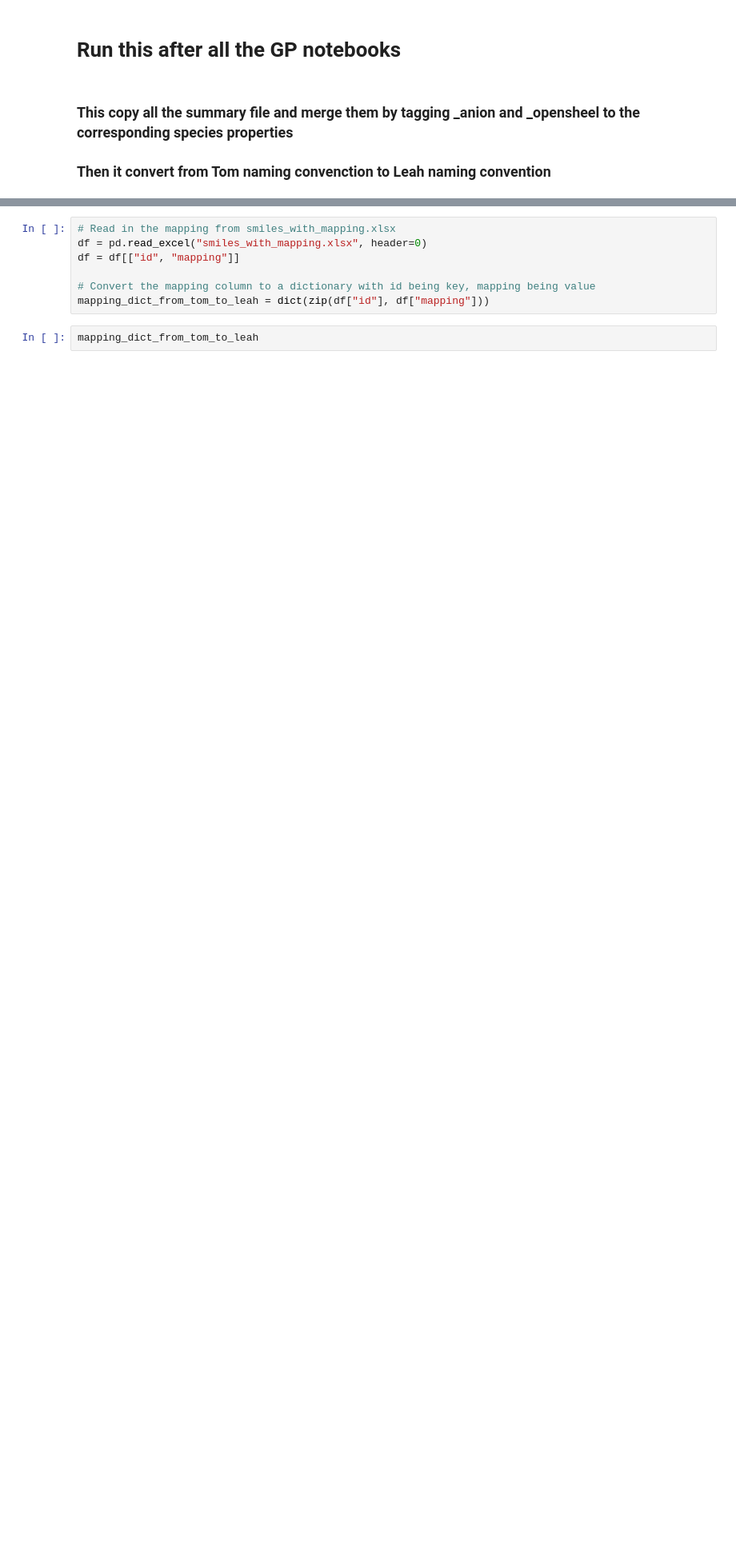
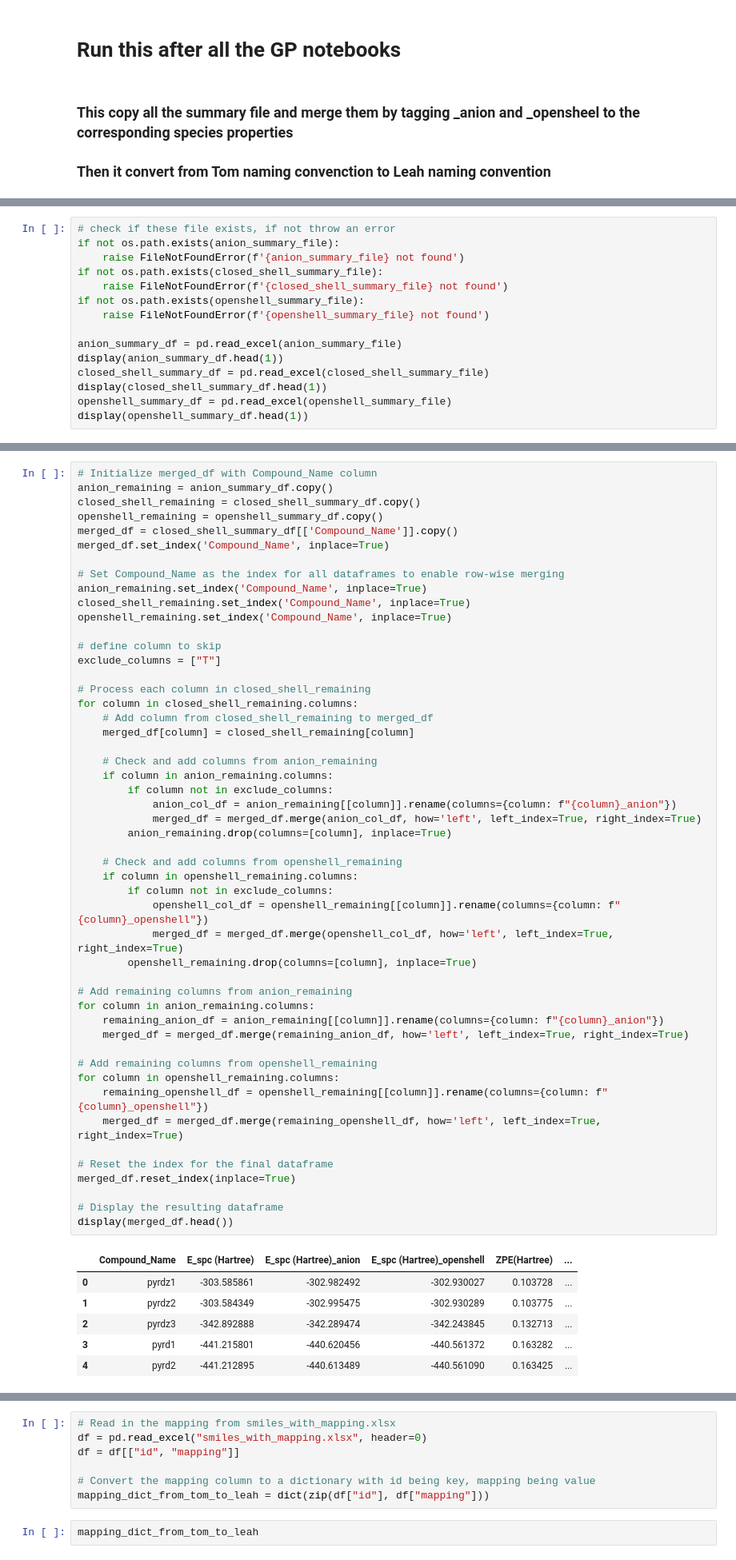
Before and after one commit to intel00000/stahl_data_science, a Jupyter notebook: DFT_Calculations/3.get_properties/merge_species/convert_naming_convention.ipynb, the cells around one changed output, grey strips where cells are left out. Shown at 80% size. Drawn from its saved outputs; the diff is of its cells as text; blank space fills up the shorter version.

```diff
--- a/DFT_Calculations/3.get_properties/merge_species/convert_naming_convention.ipynb
+++ b/DFT_Calculations/3.get_properties/merge_species/convert_naming_convention.ipynb
@@ -14,0 +19,15 @@ anion_summary_file = gp_anion + os.sep + postprocessed_results_folder + Summary_
+# %%
+# check if these file exists, if not throw an error
+if not os.path.exists(anion_summary_file):
+    raise FileNotFoundError(f'{anion_summary_file} not found')
+if not os.path.exists(closed_shell_summary_file):
+    raise FileNotFoundError(f'{closed_shell_summary_file} not found')
+if not os.path.exists(openshell_summary_file):
+    raise FileNotFoundError(f'{openshell_summary_file} not found')
+
+anion_summary_df = pd.read_excel(anion_summary_file)
+display(anion_summary_df.head(1))
+closed_shell_summary_df = pd.read_excel(closed_shell_summary_file)
+display(closed_shell_summary_df.head(1))
+openshell_summary_df = pd.read_excel(openshell_summary_file)
+display(openshell_summary_df.head(1))
@@ -14,0 +44,57 @@ anion_summary_file = gp_anion + os.sep + postprocessed_results_folder + Summary_
+# %%
+# Initialize merged_df with Compound_Name column
+anion_remaining = anion_summary_df.copy()
+closed_shell_remaining = closed_shell_summary_df.copy()
+openshell_remaining = openshell_summary_df.copy()
+merged_df = closed_shell_summary_df[['Compound_Name']].copy()
+merged_df.set_index('Compound_Name', inplace=True)
+
+# Set Compound_Name as the index for all dataframes to enable row-wise merging
+anion_remaining.set_index('Compound_Name', inplace=True)
+closed_shell_remaining.set_index('Compound_Name', inplace=True)
+openshell_remaining.set_index('Compound_Name', inplace=True)
+
+# define column to skip
+exclude_columns = ["T"]
+
+# Process each column in closed_shell_remaining
+for column in closed_shell_remaining.columns:
+    # Add column from closed_shell_remaining to merged_df
+    merged_df[column] = closed_shell_remaining[column]
+
+    # Check and add columns from anion_remaining
+    if column in anion_remaining.columns:
+        if column not in exclude_columns:
+            anion_col_df = anion_remaining[[column]].rename(columns={column: f"{column}_anion"})
+            merged_df = merged_df.merge(anion_col_df, how='left', left_index=True, right_index=True)
+        anion_remaining.drop(columns=[column], inplace=True)
+
+    # Check and add columns from openshell_remaining
+    if column in openshell_remaining.columns:
+        if column not in exclude_columns:
+            openshell_col_df = openshell_remaining[[column]].rename(columns={column: f"{column}_openshell"})
+            merged_df = merged_df.merge(openshell_col_df, how='left', left_index=True, right_index=True)
+        openshell_remaining.drop(columns=[column], inplace=True)
+
+# Add remaining columns from anion_remaining
+for column in anion_remaining.columns:
+    remaining_anion_df = anion_remaining[[column]].rename(columns={column: f"{column}_anion"})
+    merged_df = merged_df.merge(remaining_anion_df, how='left', left_index=True, right_index=True)
+
+# Add remaining columns from openshell_remaining
+for column in openshell_remaining.columns:
+    remaining_openshell_df = openshell_remaining[[column]].rename(columns={column: f"{column}_openshell"})
+    merged_df = merged_df.merge(remaining_openshell_df, how='left', left_index=True, right_index=True)
+
+# Reset the index for the final dataframe
+merged_df.reset_index(inplace=True)
+
+# Display the resulting dataframe
+display(merged_df.head())
+# %% [output]
+|  | Compound_Name | E_spc (Hartree) | E_spc (Hartree)_anion | E_spc (Hartree)_openshell | ZPE(Hartree) | ... |
+| 0 | pyrdz1 | -303.585861 | -302.982492 | -302.930027 | 0.103728 | ... |
+| 1 | pyrdz2 | -303.584349 | -302.995475 | -302.930289 | 0.103775 | ... |
+| 2 | pyrdz3 | -342.892888 | -342.289474 | -342.243845 | 0.132713 | ... |
+| 3 | pyrd1 | -441.215801 | -440.620456 | -440.561372 | 0.163282 | ... |
+| 4 | pyrd2 | -441.212895 | -440.613489 | -440.561090 | 0.163425 | ... |
```
Also changed, not shown: parts of 6 cells of this notebook, 16 other files.
